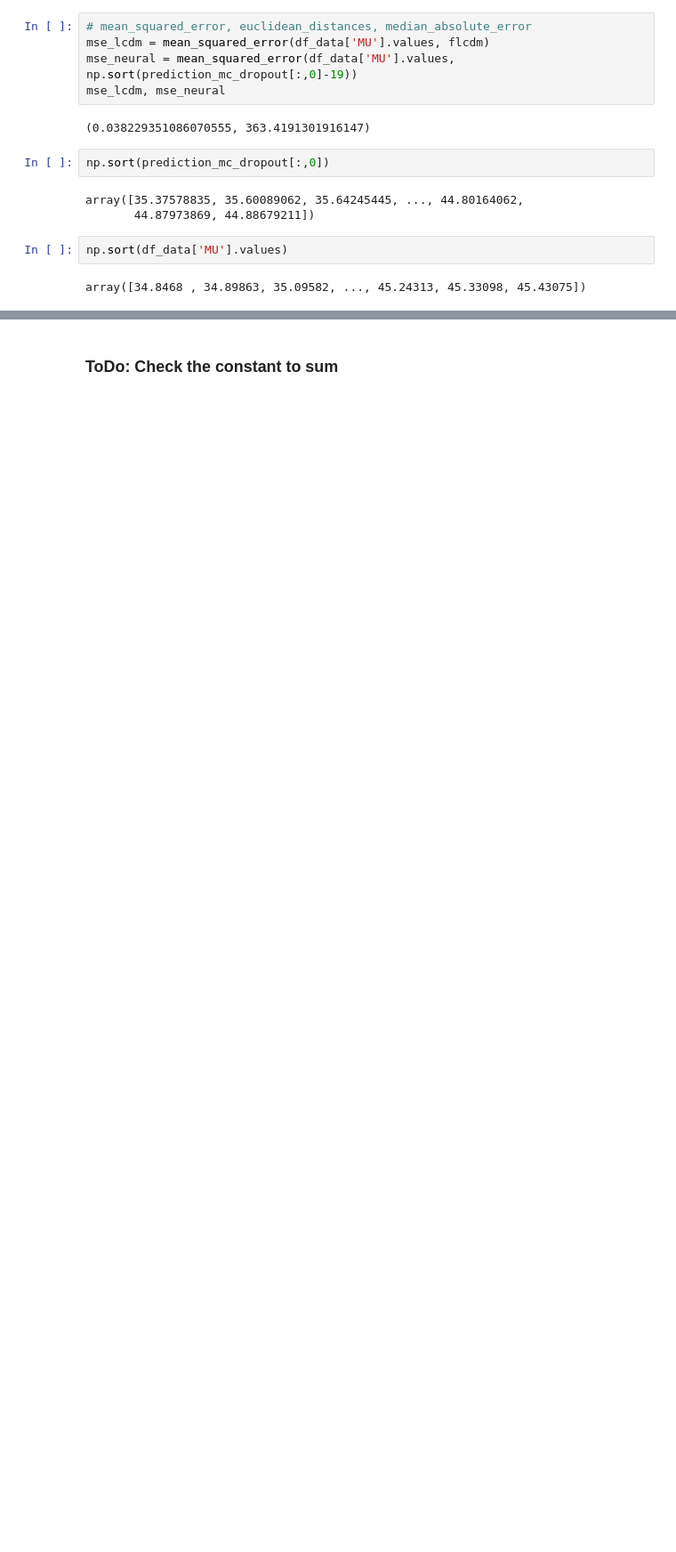
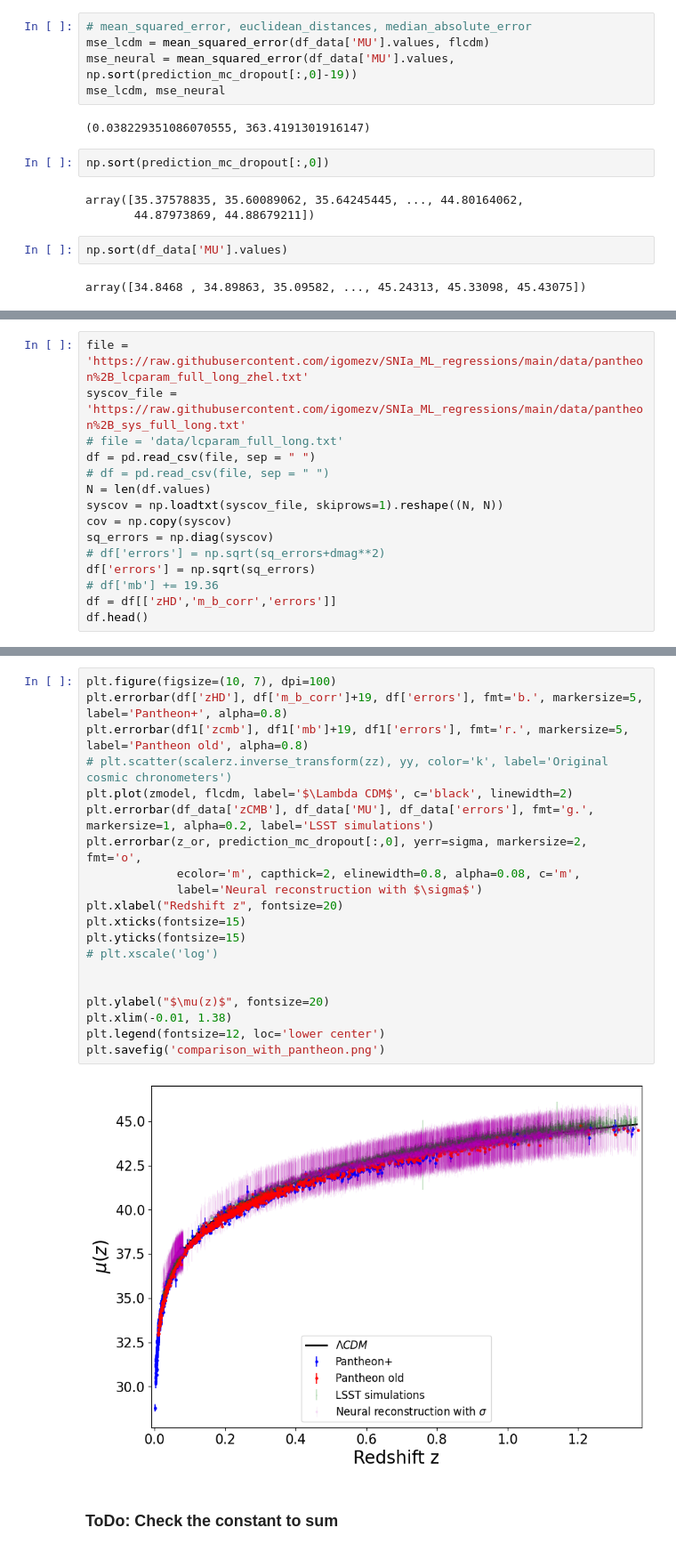
Before and after one commit to igomezv/LSST_DE_neural_reconstruction, a Jupyter notebook: Load_large_model.ipynb, the cells around one changed output, grey strips where cells are left out. Shown: that part at 89% size. Saved outputs shown, nothing was run; the diff lists cells and outputs as text; blank space fills up the shorter version.

```diff
--- a/Load_large_model.ipynb
+++ b/Load_large_model.ipynb
@@ -172,0 +201,15 @@ array([34.8468 , 34.89863, 35.09582, ..., 45.24313, 45.33098, 45.43075])
+# %%
+file = 'https://raw.githubusercontent.com/igomezv/SNIa_ML_regressions/main/data/pantheon%2B_lcparam_full_long_zhel.txt'
+syscov_file = 'https://raw.githubusercontent.com/igomezv/SNIa_ML_regressions/main/data/pantheon%2B_sys_full_long.txt'
+# file = 'data/lcparam_full_long.txt'
+df = pd.read_csv(file, sep = " ")
+# df = pd.read_csv(file, sep = " ")
+N = len(df.values)
+syscov = np.loadtxt(syscov_file, skiprows=1).reshape((N, N))
+cov = np.copy(syscov)
+sq_errors = np.diag(syscov)
+# df['errors'] = np.sqrt(sq_errors+dmag**2)
+df['errors'] = np.sqrt(sq_errors)
+# df['mb'] += 19.36
+df = df[['zHD','m_b_corr','errors']]
+df.head()
@@ -173,3 +223,25 @@ array([34.8468 , 34.89863, 35.09582, ..., 45.24313, 45.33098, 45.43075])
+# %%
+plt.figure(figsize=(10, 7), dpi=100)
+plt.errorbar(df['zHD'], df['m_b_corr']+19, df['errors'], fmt='b.', markersize=5, label='Pantheon+', alpha=0.8)
+plt.errorbar(df1['zcmb'], df1['mb']+19, df1['errors'], fmt='r.', markersize=5, label='Pantheon old', alpha=0.8)
+# plt.scatter(scalerz.inverse_transform(zz), yy, color='k', label='Original cosmic chronometers')
+plt.plot(zmodel, flcdm, label='$\Lambda CDM$', c='black', linewidth=2)
+plt.errorbar(df_data['zCMB'], df_data['MU'], df_data['errors'], fmt='g.', markersize=1, alpha=0.2, label='LSST simulations')
+plt.errorbar(z_or, prediction_mc_dropout[:,0], yerr=sigma, markersize=2, fmt='o',
+             ecolor='m', capthick=2, elinewidth=0.8, alpha=0.08, c='m',
+             label='Neural reconstruction with $\sigma$')
+plt.xlabel("Redshift z", fontsize=20)
+plt.xticks(fontsize=15)
+plt.yticks(fontsize=15)
+# plt.xscale('log')
+
+
+plt.ylabel("$\mu(z)$", fontsize=20)
+plt.xlim(-0.01, 1.38)
+plt.legend(fontsize=12, loc='lower center')
+plt.savefig('comparison_with_pantheon.png')
+# %% [output]
+[figure, added]
 # %% [markdown]
 ### ToDo: Check the constant to sum
 # %%
```
Also changed, not shown: parts of 4 cells of this notebook.
